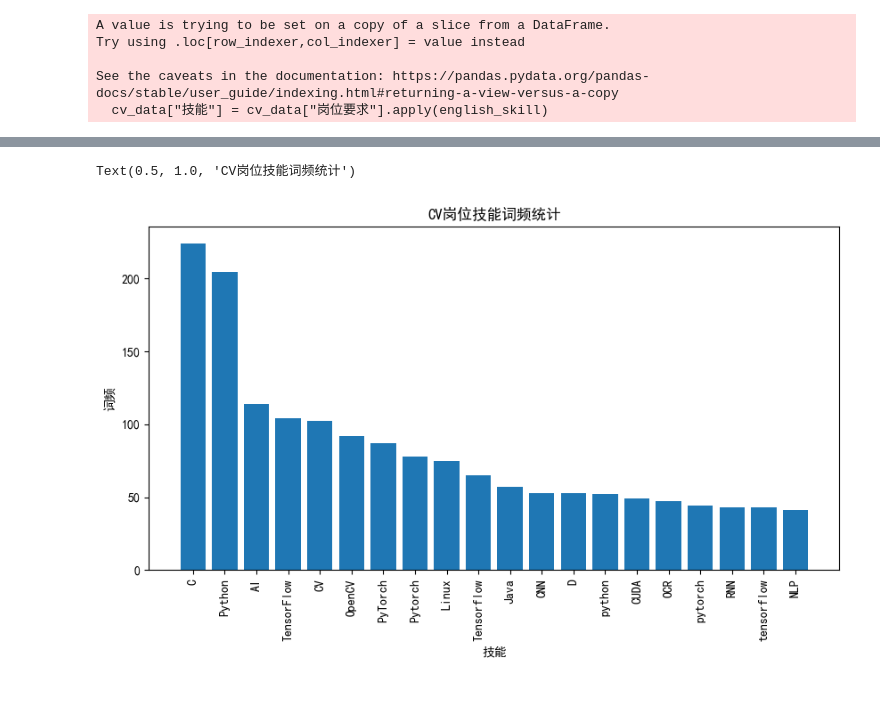
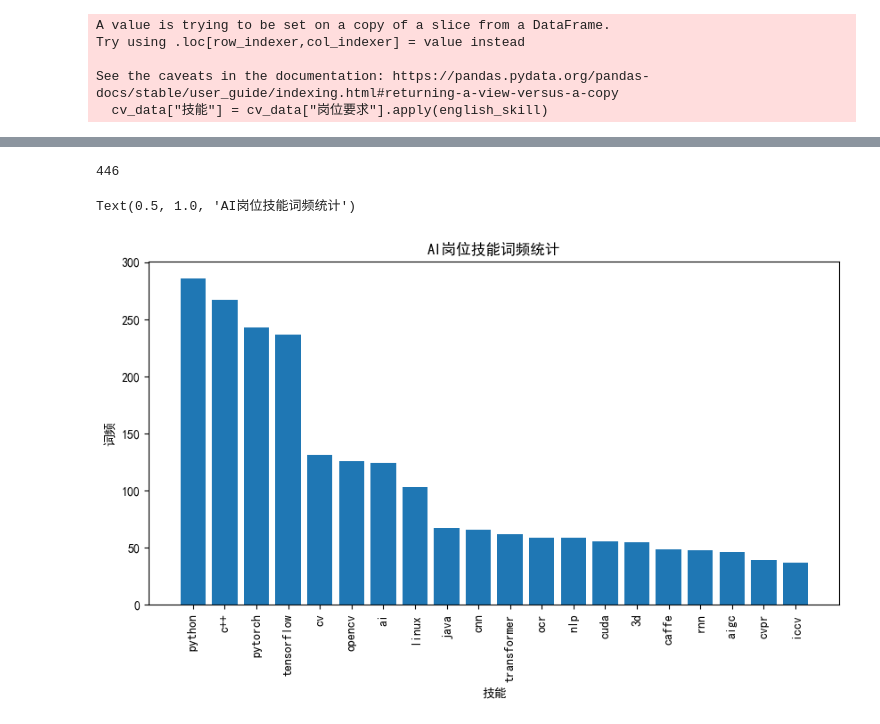
Before and after one commit to zdongs/openaiRDA, a Jupyter notebook: skills.ipynb, the cells around one changed output, grey strips where cells are left out. Saved outputs shown, nothing was run; the diff lists cells and outputs as text; code cells hidden in the pictures; blank space fills up the shorter version.

```diff
--- a/skills.ipynb
+++ b/skills.ipynb
@@ -2,15 +2,19 @@
 import re
 import pandas as pd
 # 载入csv文件
-df = pd.read_csv('d:\\AI\\AI-job-analysis\\data_merge\\finaldata_1_2.csv', encoding='utf-8')
-cv_condition = df["岗位名称"].str.contains("CV|视觉|图像")
+df = pd.read_csv('D:\AI\AI-job-analysis\data_merge\merged_data_final.csv', encoding='utf-8')
+job_name = "CV|视觉|图像"
+# "nlp|自然语言"
+# "CV|视觉|图像"
+cv_condition = df["岗位名称"].str.contains(job_name)
 cv_data = df[cv_condition]
 # %%
 def english_skill(string):
     # 正则表达式匹配英文单词
-    pattern = re.compile(r'[a-zA-Z]+')
+    pattern = re.compile(r'[^\u4e00-\u9fa5，\u0020\n:;\'\t/?.,（）()·~`|、。？“”！：；‘’《》【】]{2,}')
     matches = pattern.findall(string)
-    if matches: return list(set(matches))
+    valid_matches = [match.lower().strip() for match in matches if any(c.isalpha() for c in match)]
+    if matches: return list(set(valid_matches))
     return "无"
 
 cv_data["技能"] = cv_data["岗位要求"].apply(english_skill)
@@ -21,4 +25,4 @@ Try using .loc[row_indexer,col_indexer] = value instead
 See the caveats in the documentation: https://pandas.pydata.org/pandas-docs/stable/user_guide/indexing.html#returning-a-view-versus-a-copy
   cv_data["技能"] = cv_data["岗位要求"].apply(english_skill)
 # %%
-cv_data
+cv_data = cv_data.dropna()
@@ -39,3 +29,7 @@ cv_data
+# %%
+len(cv_data)
+# %% [output]
+446
 # %%
 # 统计技能词频
 from collections import Counter
@@ -50,14 +44,14 @@ skill_count.sort_values(by="词频", ascending=False, inplace=True)
 # %%
 # 绘图
 import matplotlib.pyplot as plt
 import matplotlib
 matplotlib.rcParams['font.family'] = 'SimHei'
 plt.figure(figsize=(10, 5))
 plt.bar(skill_count["技能"][:20], skill_count["词频"][:20])
 plt.xticks(rotation=90)
 plt.xlabel("技能")
 plt.ylabel("词频")
-plt.title("CV岗位技能词频统计")
+plt.title("AI岗位技能词频统计")
 # %% [output]
-Text(0.5, 1.0, 'CV岗位技能词频统计')
+Text(0.5, 1.0, 'AI岗位技能词频统计')
-[figure, old version]
+[figure, new version]
```
Also changed, not shown: parts of 6 cells of this notebook, 7 other files.
